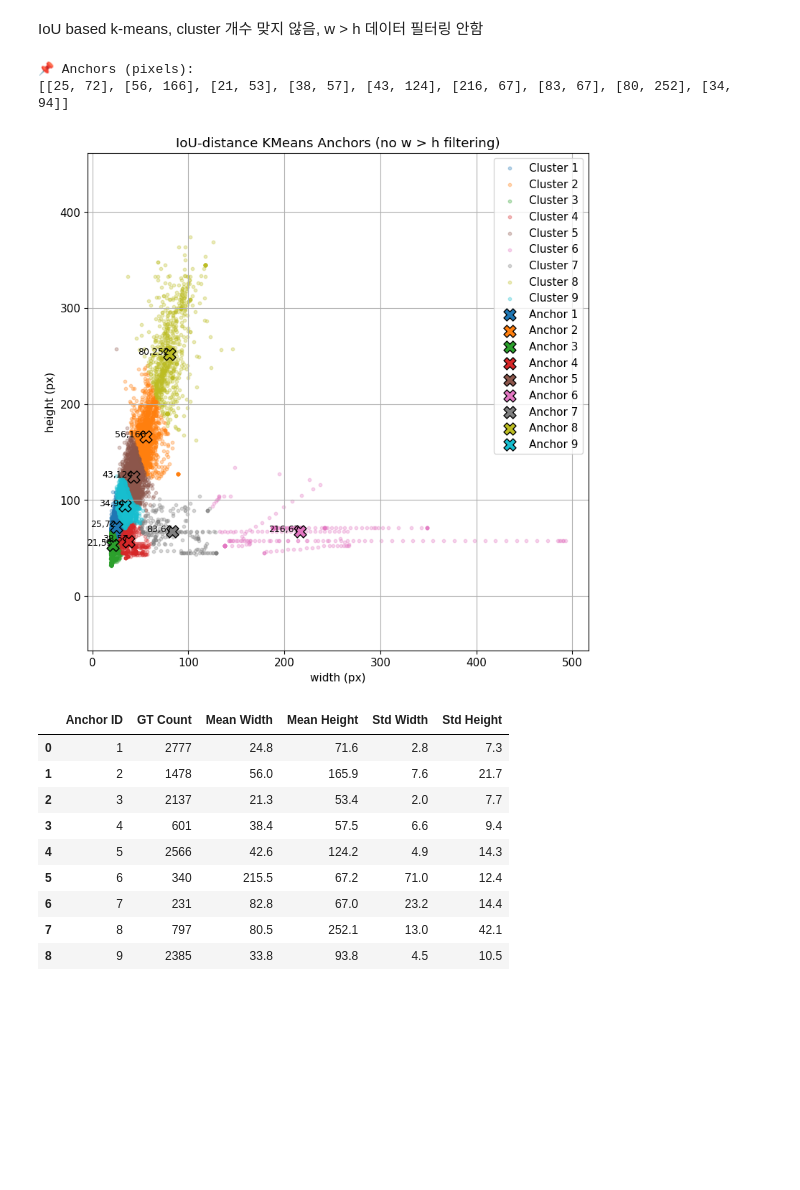
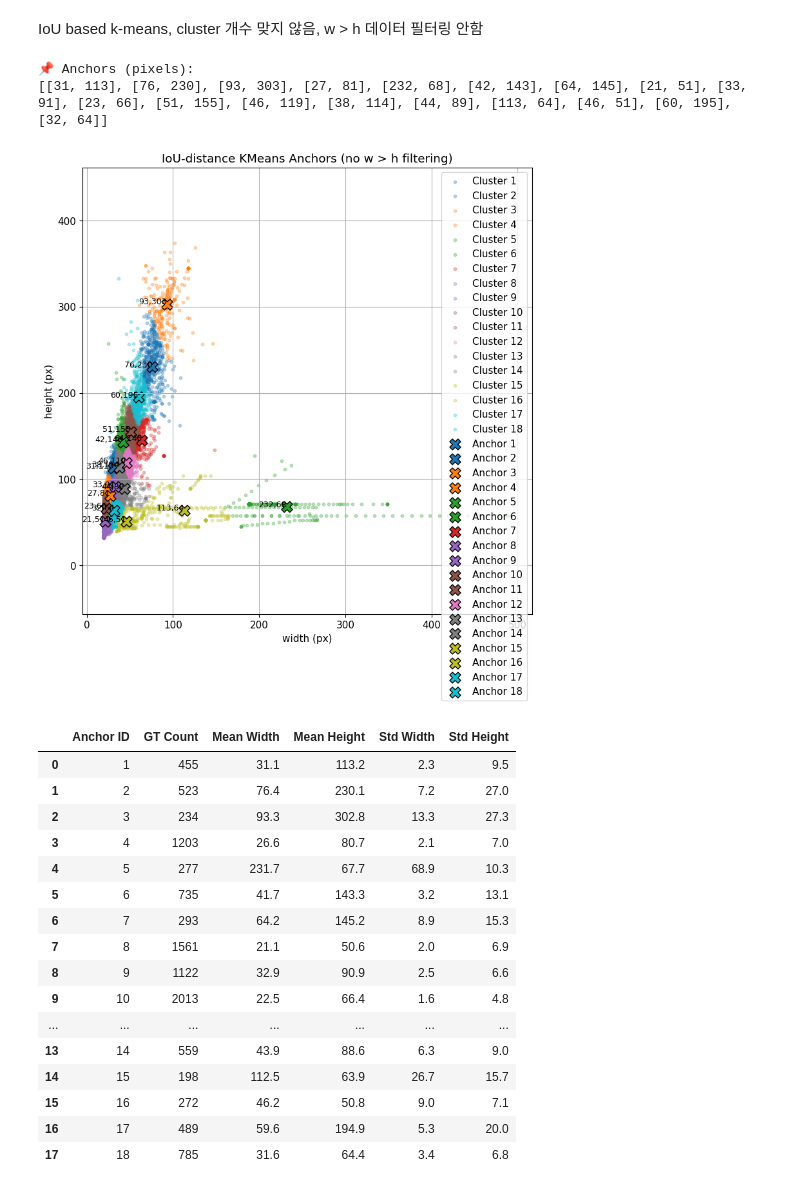
Before and after one commit to jihosung/AUE8088, a Jupyter notebook: debug_anchor.ipynb, the cells around one changed output. Cells and saved outputs as stored; diff of their text form; code cells hidden in the pictures; blank space fills up the shorter version.

```diff
--- a/debug_anchor.ipynb
+++ b/debug_anchor.ipynb
@@ -409,7 +406,7 @@ def iou_kmeans(boxes, k=9, max_iter=20):
 
 # ------------------------------
 # 4. KMeans 수행 및 출력
-k = 9
+k = 18
 anchors, cluster_ids = iou_kmeans(boxes, k)
 
 anchors_pixel = np.round(anchors).astype(int)
@@ -427,42 +424,49 @@ for i, b in enumerate(bins):
 for i, (w, h) in enumerate(anchors_pixel):
     plt.scatter(w, h, s=150, edgecolors='black', color=colors(i), label=f"Anchor {i+1}", marker='X')
     plt.text(w, h, f"{w},{h}", fontsize=9, ha='right', color='black')
 
 plt.xlabel("width (px)")
 plt.ylabel("height (px)")
 plt.title("IoU-distance KMeans Anchors (no w > h filtering)")
 plt.grid(True)
 plt.legend()
 plt.axis("equal")
 plt.show()
 
 # 통계 테이블
 cluster_stats = []
 for i, b in enumerate(bins):
     mean = np.mean(b, axis=0)
     std = np.std(b, axis=0)
     cluster_stats.append({
         "Anchor ID": i+1,
         "GT Count": len(b),
         "Mean Width": round(mean[0], 1),
         "Mean Height": round(mean[1], 1),
         "Std Width": round(std[0], 1),
         "Std Height": round(std[1], 1)
     })
 
 df_stats = pd.DataFrame(cluster_stats)
 display(df_stats)
 # %% [output]
 📌 Anchors (pixels):
-[[25, 72], [56, 166], [21, 53], [38, 57], [43, 124], [216, 67], [83, 67], [80, 252], [34, 94]]
+[[31, 113], [76, 230], [93, 303], [27, 81], [232, 68], [42, 143], [64, 145], [21, 51], [33, 91], [23, 66], [51, 155], [46, 119], [38, 114], [44, 89], [113, 64], [46, 51], [60, 195], [32, 64]]
-[figure, old version]
+[figure, new version]
 |  | Anchor ID | GT Count | Mean Width | Mean Height | Std Width | Std Height |
-| 0 | 1 | 2777 | 24.8 | 71.6 | 2.8 | 7.3 |
-| 1 | 2 | 1478 | 56.0 | 165.9 | 7.6 | 21.7 |
-| 2 | 3 | 2137 | 21.3 | 53.4 | 2.0 | 7.7 |
-| 3 | 4 | 601 | 38.4 | 57.5 | 6.6 | 9.4 |
-| 4 | 5 | 2566 | 42.6 | 124.2 | 4.9 | 14.3 |
-| 5 | 6 | 340 | 215.5 | 67.2 | 71.0 | 12.4 |
-| 6 | 7 | 231 | 82.8 | 67.0 | 23.2 | 14.4 |
-| 7 | 8 | 797 | 80.5 | 252.1 | 13.0 | 42.1 |
-| 8 | 9 | 2385 | 33.8 | 93.8 | 4.5 | 10.5 |
+| 0 | 1 | 455 | 31.1 | 113.2 | 2.3 | 9.5 |
+| 1 | 2 | 523 | 76.4 | 230.1 | 7.2 | 27.0 |
+| 2 | 3 | 234 | 93.3 | 302.8 | 13.3 | 27.3 |
+| 3 | 4 | 1203 | 26.6 | 80.7 | 2.1 | 7.0 |
+| 4 | 5 | 277 | 231.7 | 67.7 | 68.9 | 10.3 |
+| 5 | 6 | 735 | 41.7 | 143.3 | 3.2 | 13.1 |
+| 6 | 7 | 293 | 64.2 | 145.2 | 8.9 | 15.3 |
+| 7 | 8 | 1561 | 21.1 | 50.6 | 2.0 | 6.9 |
+| 8 | 9 | 1122 | 32.9 | 90.9 | 2.5 | 6.6 |
+| 9 | 10 | 2013 | 22.5 | 66.4 | 1.6 | 4.8 |
+| ... | ... | ... | ... | ... | ... | ... |
+| 13 | 14 | 559 | 43.9 | 88.6 | 6.3 | 9.0 |
+| 14 | 15 | 198 | 112.5 | 63.9 | 26.7 | 15.7 |
+| 15 | 16 | 272 | 46.2 | 50.8 | 9.0 | 7.1 |
+| 16 | 17 | 489 | 59.6 | 194.9 | 5.3 | 20.0 |
+| 17 | 18 | 785 | 31.6 | 64.4 | 3.4 | 6.8 |
```
Also changed, not shown: parts of 2 cells of this notebook, 3 other files.
